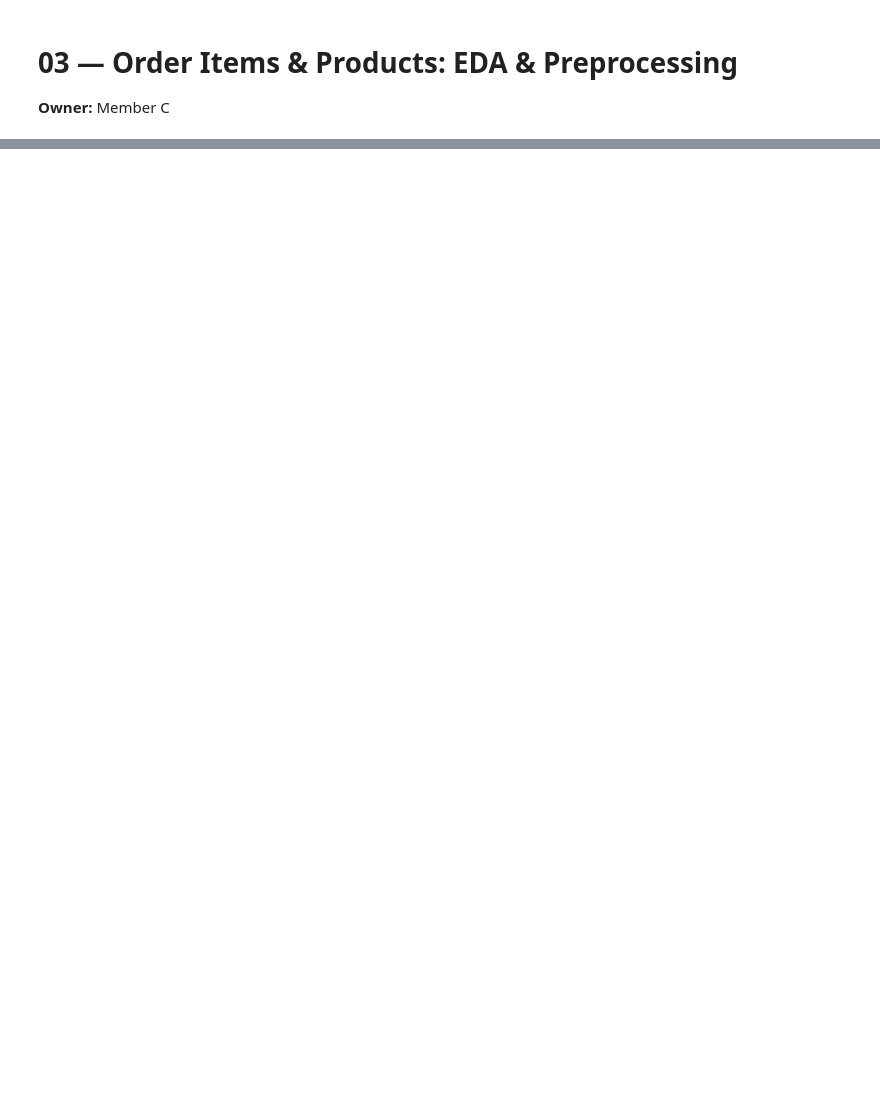
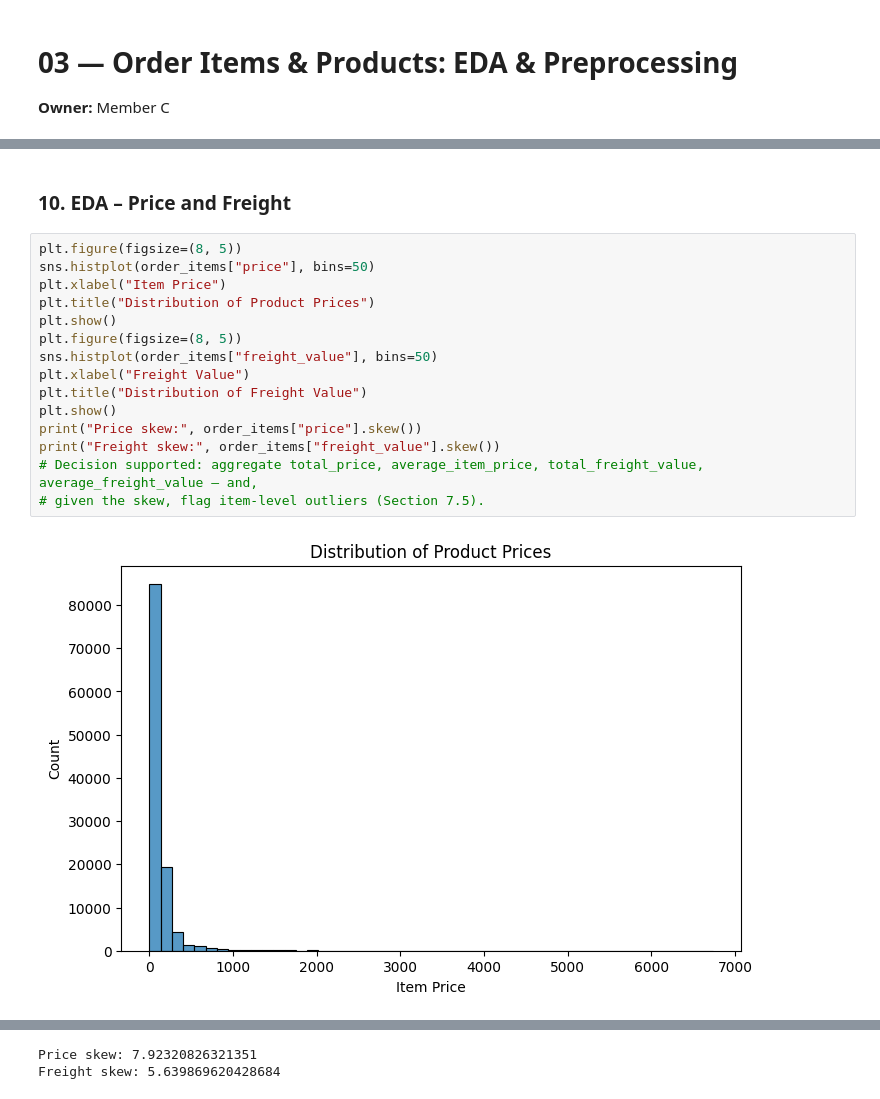
Before and after one commit to subhani257/Olist-late-delivery-prediction, a Jupyter notebook: notebooks/03_products_items_eda_preprocessing.ipynb, the cells around one changed output, grey strips where cells are left out. Drawn from its saved outputs; the diff is of its cells as text; blank space fills up the shorter version.

```diff
--- a/notebooks/03_products_items_eda_preprocessing.ipynb
+++ b/notebooks/03_products_items_eda_preprocessing.ipynb
@@ -42,0 +275,19 @@ sum price/freight, count items, count distinct sellers, dominant category, total
+# %% [markdown]
+### 10. EDA – Price and Freight
+# %%
+plt.figure(figsize=(8, 5))
+sns.histplot(order_items["price"], bins=50)
+plt.xlabel("Item Price")
+plt.title("Distribution of Product Prices")
+plt.show()
+plt.figure(figsize=(8, 5))
+sns.histplot(order_items["freight_value"], bins=50)
+plt.xlabel("Freight Value")
+plt.title("Distribution of Freight Value")
+plt.show()
+print("Price skew:", order_items["price"].skew())
+print("Freight skew:", order_items["freight_value"].skew())
+# Decision supported: aggregate total_price, average_item_price, total_freight_value, average_freight_value – and,
+# given the skew, flag item-level outliers (Section 7.5).
+# %% [output]
+[figure, added]
@@ -42,0 +295,2 @@ sum price/freight, count items, count distinct sellers, dominant category, total
+Price skew: 7.92320826321351
+Freight skew: 5.639869620428684
```
Also changed, not shown: parts of 69 cells of this notebook.
